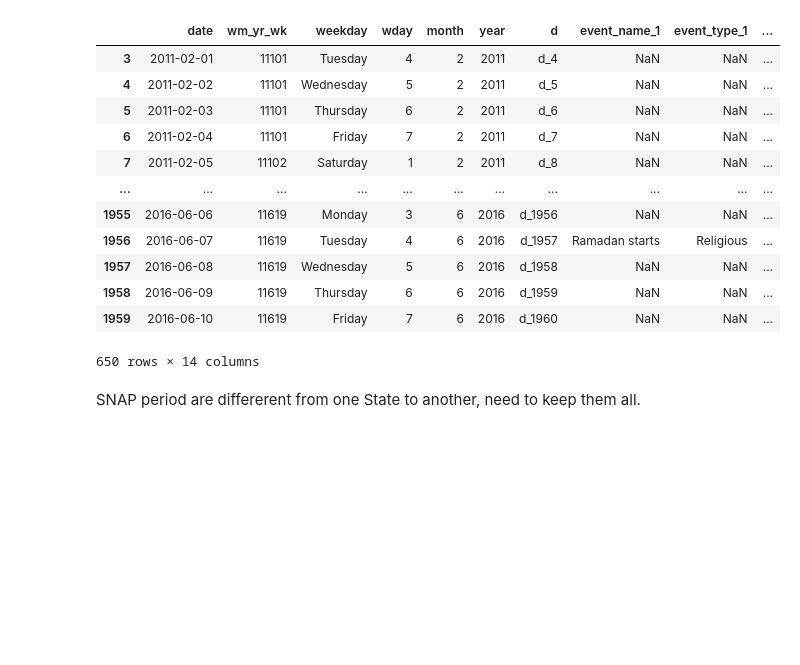
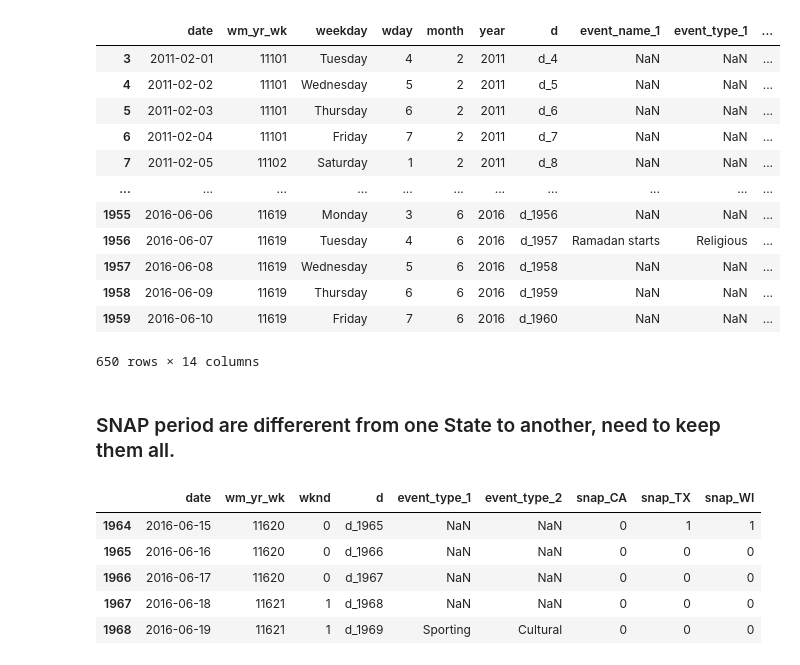
Before and after one commit to soi130/M5_case_study, a Jupyter notebook: M5_analysis.ipynb, the cells around one changed output. Cells and saved outputs as stored; diff of their text form; code cells hidden in the pictures; blank space fills up the shorter version.

```diff
--- a/M5_analysis.ipynb
+++ b/M5_analysis.ipynb
@@ -252,5 +258,5 @@ calendar.loc[calendar['snap_CA']==True]
 | 1959 | 2016-06-10 | 11619 | Friday | 7 | 6 | 2016 | d_1960 | NaN | NaN | ... |
 650 rows × 14 columns
 # %% [markdown]
-SNAP period are differerent from one State to another, need to keep them all.
+### SNAP period are differerent from one State to another, need to keep them all.
 # %%
@@ -258,0 +268,9 @@ SNAP period are differerent from one State to another, need to keep them all.
+# %%
+calendar.tail()
+# %% [output]
+|  | date | wm_yr_wk | wknd | d | event_type_1 | event_type_2 | snap_CA | snap_TX | snap_WI |
+| 1964 | 2016-06-15 | 11620 | 0 | d_1965 | NaN | NaN | 0 | 1 | 1 |
+| 1965 | 2016-06-16 | 11620 | 0 | d_1966 | NaN | NaN | 0 | 0 | 0 |
+| 1966 | 2016-06-17 | 11620 | 0 | d_1967 | NaN | NaN | 0 | 0 | 0 |
+| 1967 | 2016-06-18 | 11621 | 1 | d_1968 | NaN | NaN | 0 | 0 | 0 |
+| 1968 | 2016-06-19 | 11621 | 1 | d_1969 | Sporting | Cultural | 0 | 0 | 0 |
```
Also changed, not shown: parts of 18 cells of this notebook.
